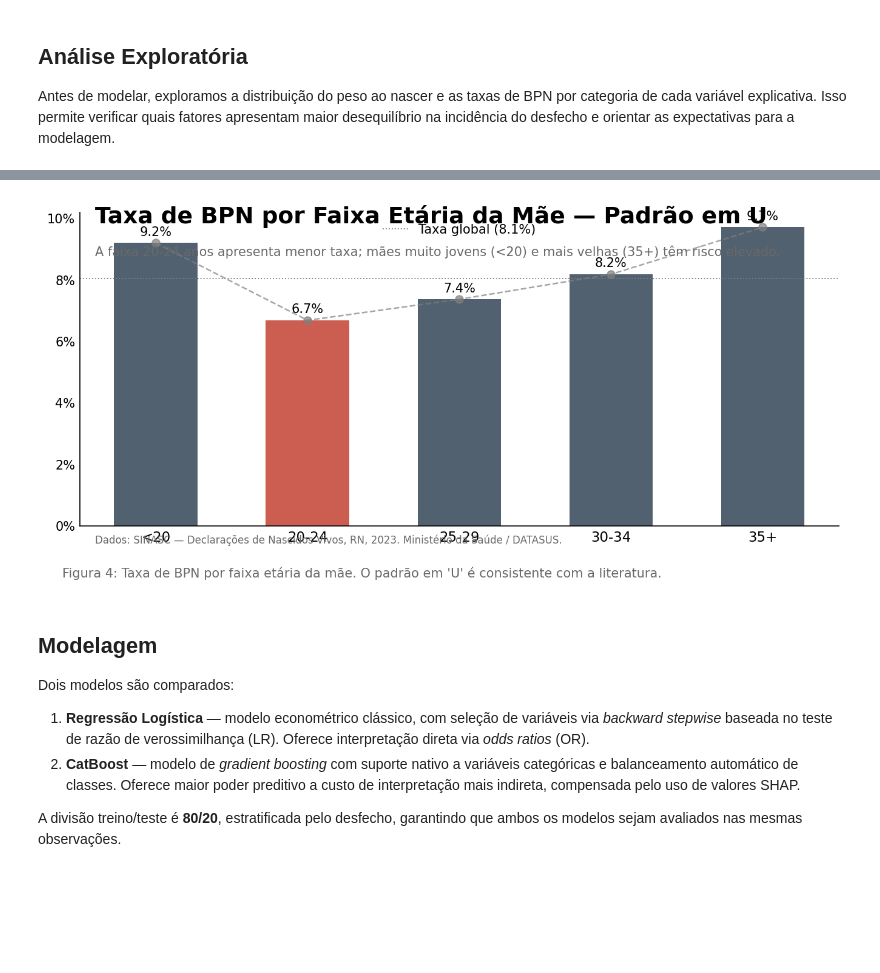
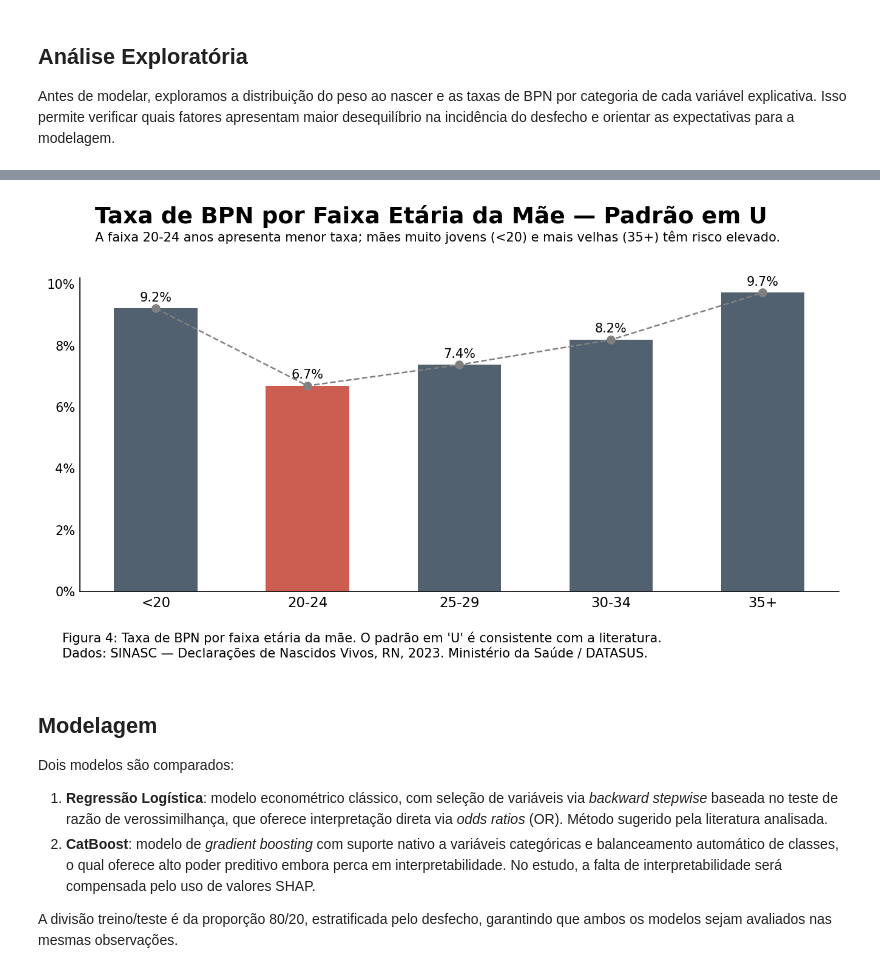
Before and after one commit to getrolucas/projects, a Jupyter notebook: nbs/fatores-influencia-baixo-peso-ao-nascer.ipynb, the cells around one changed output, grey strips where cells are left out. Saved outputs shown, nothing was run; the diff lists cells and outputs as text; code cells hidden in the pictures; blank space fills up the shorter version.

```diff
--- a/nbs/fatores-influencia-baixo-peso-ao-nascer.ipynb
+++ b/nbs/fatores-influencia-baixo-peso-ao-nascer.ipynb
@@ -34,7 +33,7 @@ import statsmodels.api as sm
 
 from catboost import CatBoostClassifier
 from sklearn.model_selection import train_test_split
-from sklearn.metrics import roc_auc_score, roc_curve, confusion_matrix
+from sklearn.metrics import accuracy_score, precision_score, recall_score, f1_score
 
 import shap
 
@@ -50,7 +49,10 @@ plt.rcParams.update(
     }
 )
 
-SEED = 42
+vermelho = "#c0392b"
+cinza = "#2c3e50"
+
+seed = 42
 # %% [markdown]
 ## **Leitura dos Dados**
 
@@ -58,7 +60,4 @@ Os dados utilizados provêm do **SINASC (Sistema de Informações sobre Nascidos
 # %%
-# Dados do SINASC — Declarações de Nascidos Vivos, Rio Grande do Norte, 2023
-# Fonte: DATASUS/Ministério da Saúde — https://datasus.saude.gov.br/
-df_raw = pd.read_csv("../data/dados.csv", sep=",", low_memory=False)
-print(f"Registros carregados: {df_raw.shape[0]:,} | Variáveis: {df_raw.shape[1]}")
-df_raw.head(3)
+df = pd.read_csv("../data/declaracao_nascidos_vivos.csv", sep=",", low_memory=False)
+df.head(5)
 # %% [output]
@@ -405,11 +369,11 @@ plt.show()
 # %%
-# fig 4: padrão em "U" da idade materna — faixa de risco intermediária menor
-rates_age = bpn_rate_by_cat(df["faixa_idade_mae"], df["baixo_peso"])
+# fig 4: padrão em "U" da idade materna
+rates_age = taxa_bpn_por_cat(df["faixa_idade_mae"], df["baixo_peso"])
 
 fig, ax = plt.subplots(figsize=(9, 4))
 fig.subplots_adjust(top=0.80, bottom=0.16)
 
-colors = ["#c0392b" if v == rates_age.min() else "#2c3e50" for v in rates_age.values]
+colors = [vermelho if v == rates_age.min() else cinza for v in rates_age.values]
 bars = ax.bar(
     range(len(rates_age)), rates_age.values, color=colors, alpha=0.82, width=0.55
 )
@@ -420,15 +384,8 @@ ax.plot(
     color="gray",
     linewidth=1.2,
     markersize=6,
-    alpha=0.7,
 )
-ax.axhline(
-    df.baixo_peso.mean() * 100,
-    color="gray",
-    linewidth=0.9,
-    linestyle=":",
-    label=f"Taxa global ({df.baixo_peso.mean():.1%})",
-)
+
 ax.set_xticks(range(len(rates_age)))
 ax.set_xticklabels(rates_age.index, fontsize=11)
 ax.yaxis.set_major_formatter(FuncFormatter(fmt_pct))
@@ -438,52 +395,46 @@ ax.legend(frameon=False, fontsize=10)
 for bar, val in zip(bars, rates_age.values):
     ax.text(
         bar.get_x() + bar.get_width() / 2,
         bar.get_height() + 0.15,
         f"{val:.1f}%",
         ha="center",
         va="bottom",
         fontsize=10,
     )
 
 fig.text(
     x=0.075,
-    y=0.92,
+    y=1.1,
     s="Taxa de BPN por Faixa Etária da Mãe — Padrão em U",
     fontsize=18,
     fontweight="bold",
     ha="left",
 )
 fig.text(
     x=0.075,
-    y=0.83,
+    y=1.05,
     s="A faixa 20-24 anos apresenta menor taxa; mães muito jovens (<20) e mais velhas (35+) têm risco elevado.",
     fontsize=10,
-    color="dimgray",
-    ha="left",
-)
-fig.text(
-    x=0.075,
-    y=0.04,
-    s="Dados: SINASC — Declarações de Nascidos Vivos, RN, 2023. Ministério da Saúde / DATASUS.",
-    fontsize=8,
-    color="dimgray",
+    color="black",
     ha="left",
 )
 
+
 add_caption(
     fig,
-    "Figura 4: Taxa de BPN por faixa etária da mãe. O padrão em 'U' é consistente com a literatura.",
+    "Figura 4: Taxa de BPN por faixa etária da mãe. O padrão em 'U' é consistente com a literatura.\n"
+    "Dados: SINASC — Declarações de Nascidos Vivos, RN, 2023. Ministério da Saúde / DATASUS.",
 )
 plt.tight_layout()
 plt.show()
 # %% [output]
-[figure, old version]
+[figure, new version]
 # %% [markdown]
 ## **Modelagem**
 
 Dois modelos são comparados:
-1. **Regressão Logística** — modelo econométrico clássico, com seleção de variáveis via *backward stepwise* baseada no teste de razão de verossimilhança (LR). Oferece interpretação direta via *odds ratios* (OR).
-2. **CatBoost** — modelo de *gradient boosting* com suporte nativo a variáveis categóricas e balanceamento automático de classes. Oferece maior poder preditivo a custo de interpretação mais indireta, compensada pelo uso de valores SHAP.
+1. **Regressão Logística**: modelo econométrico clássico, com seleção de variáveis via *backward stepwise* baseada no teste de razão de verossimilhança, que oferece interpretação direta via *odds ratios* (OR). Método sugerido pela literatura analisada.
+2. **CatBoost**: modelo de *gradient boosting* com suporte nativo a variáveis categóricas e balanceamento automático de classes, o qual oferece alto poder preditivo embora perca em interpretabilidade. No estudo, a falta de interpretabilidade será compensada pelo uso de valores SHAP.
 
-A divisão treino/teste é **80/20**, estratificada pelo desfecho, garantindo que ambos os modelos sejam avaliados nas mesmas observações.
+A divisão treino/teste é da proporção 80/20, estratificada pelo desfecho, garantindo que ambos os modelos sejam avaliados nas mesmas observações.
 # %%
```
Also changed, not shown: parts of 31 cells of this notebook, 2 other files.
